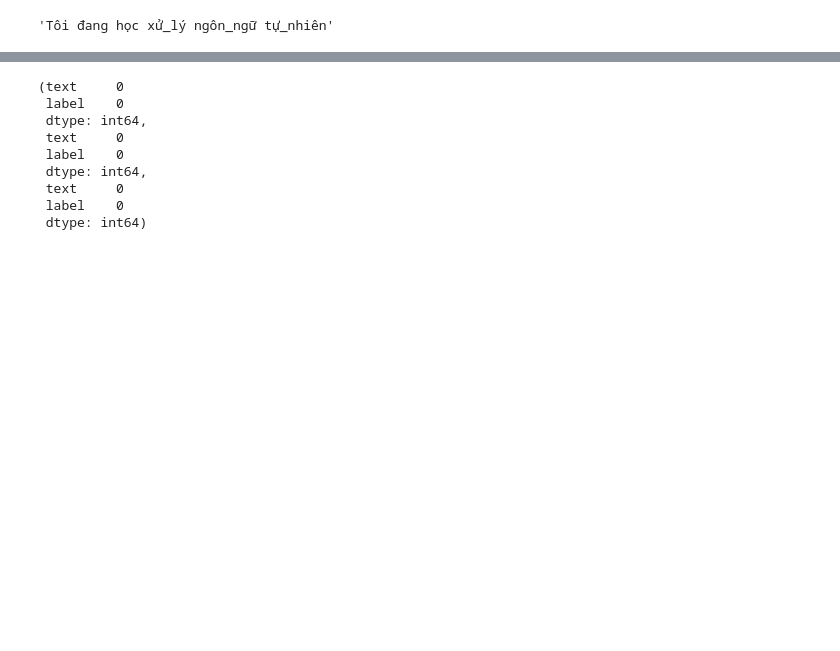
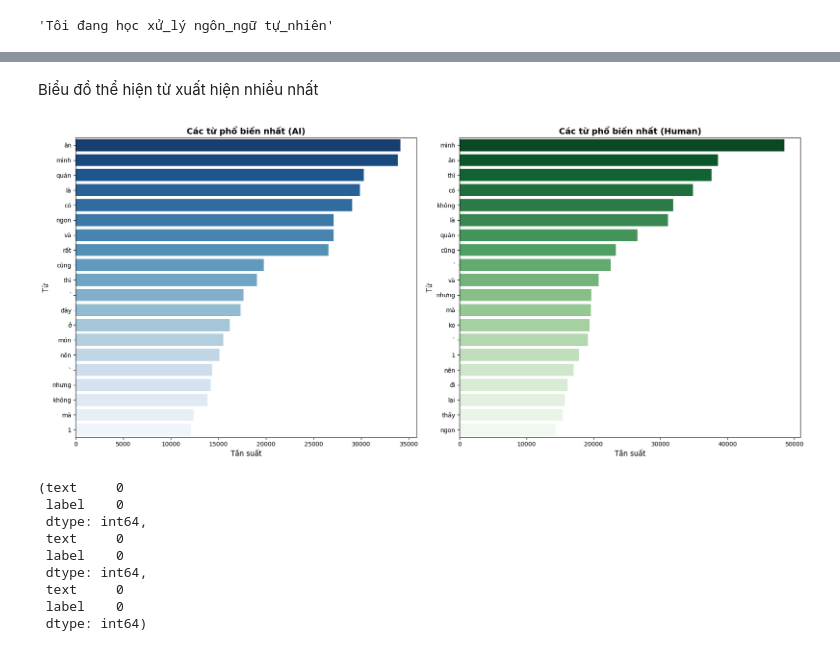
Before and after one commit to huuthanh2k4/AI_For_Marketing, a Jupyter notebook: NPL.ipynb, the cells around one changed output, grey strips where cells are left out. Cells and saved outputs as stored; diff of their text form; code cells hidden in the pictures; blank space fills up the shorter version.

```diff
--- a/NPL.ipynb
+++ b/NPL.ipynb
@@ -305,3 +347,52 @@ print(test_df_clean.sample(5))
+# %% [markdown]
+Biểu đồ thể hiện từ xuất hiện nhiều nhất
+# %%
+import matplotlib.pyplot as plt
+from collections import Counter
+from wordcloud import WordCloud
+import seaborn as sns
+import pandas as pd
+import numpy as np
+
+# Tách dữ liệu thành hai nhóm: AI và Human
+ai_texts = data_1_tong[data_1_tong['label'] == 1]['text']
+human_texts = data_1_tong[data_1_tong['label'] == 0]['text']
+
+# Hàm để lấy các từ phổ biến nhất
+def get_most_common_words(texts, n=20):
+    all_words = ' '.join(texts).split()
+    counter = Counter(all_words)
+    return counter.most_common(n)
+
+# Lấy các từ phổ biến nhất cho AI và Human
+ai_common_words = get_most_common_words(ai_texts)
+human_common_words = get_most_common_words(human_texts)
+
+# Chuyển đổi dữ liệu thành DataFrame để vẽ
+ai_df = pd.DataFrame(ai_common_words, columns=['word', 'count'])
+human_df = pd.DataFrame(human_common_words, columns=['word', 'count'])
+
+# Vẽ biểu đồ
+plt.figure(figsize=(18, 8))
+
+# Biểu đồ cho AI
+plt.subplot(1, 2, 1)
+sns.barplot(x='count', y='word', data=ai_df, palette='Blues_r')
+plt.title('Các từ phổ biến nhất (AI)', fontsize=14, weight='bold')
+plt.xlabel('Tần suất', fontsize=12)
+plt.ylabel('Từ', fontsize=12)
+
+# Biểu đồ cho Human
+plt.subplot(1, 2, 2)
+sns.barplot(x='count', y='word', data=human_df, palette='Greens_r')
+plt.title('Các từ phổ biến nhất (Human)', fontsize=14, weight='bold')
+plt.xlabel('Tần suất', fontsize=12)
+plt.ylabel('Từ', fontsize=12)
+
+plt.tight_layout()
+plt.show()
+# %% [output]
+[figure, added]
 # %%
 train_df_clean.isnull().sum(), val_df_clean.isnull().sum(), test_df_clean.isnull().sum()
 # %% [output]
```
Also changed, not shown: parts of 27 cells of this notebook.
